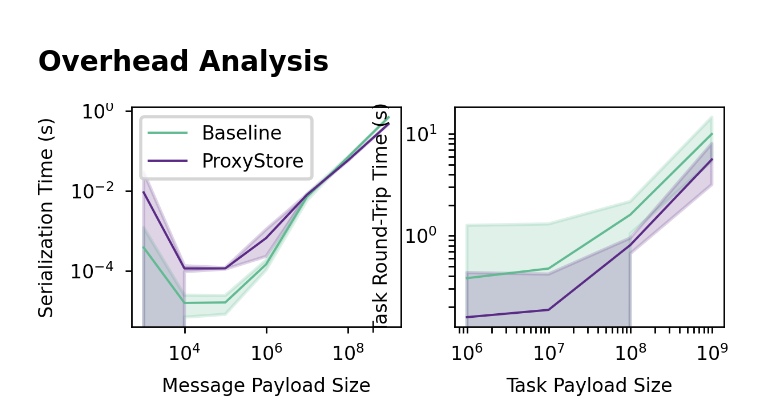
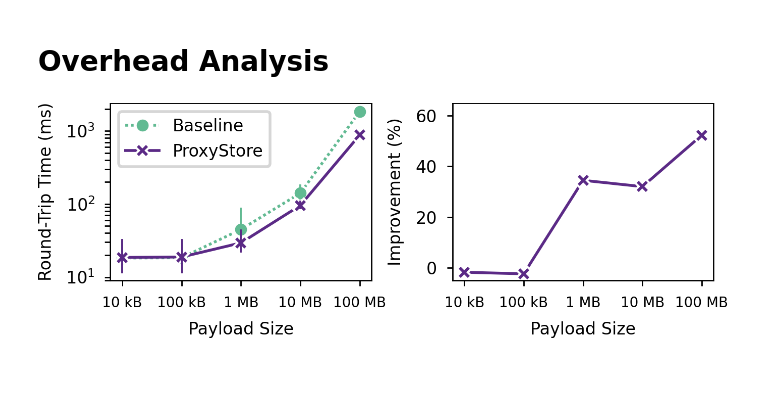
Before and after one commit to proxystore/hppss24-demo, a Jupyter notebook: experiments/analyze-overheads.ipynb, the cells around one changed output. Drawn from its saved outputs; the diff is of its cells as text; code cells hidden in the pictures; blank space fills up the shorter version.

Commit message:
Improve overhead plots with new data

```diff
--- a/experiments/analyze-overheads.ipynb
+++ b/experiments/analyze-overheads.ipynb
@@ -34,20 +34,18 @@ def load_data(directory: pathlib.Path) -> polars.DataFrame:
     runs = []
 
     for tasks_path in directory.glob('**/tasks.jsonl'):
-        timestamp, = str(tasks_path.relative_to(directory).parent).split('/')
+        method, timestamp = str(tasks_path.relative_to(directory).parent).split('/')
+
+        method = {'baseline': 'Baseline', 'proxystore': 'ProxyStore'}[method]
 
         with open(tasks_path.parent / 'config.toml', 'rb') as f:
             config = tomllib.load(f)
-            if config['engine']['transformer']['name'] == 'proxystore':
-                method = 'ProxyStore'
-            else:
-                method = 'Baseline'
             size = config['app']['task_data_bytes']
 
         for task in load_tasks(tasks_path):
             start_time = task['submit_time']
             end_time = task['received_time']
-            roundtrip = end_time - start_time
+            roundtrip = (end_time - start_time) * 1000
 
             run_info = {
                 'method': method,
@@ -76,45 +59,75 @@ def load_message_pack_data(filepath: pathlib.Path) -> polars.DataFrame:
 # %%
-message_pack_data = load_message_pack_data('runs/message-pack.jsonl')
-roundtrip_data = load_data(pathlib.Path('runs/roundtrip'))
+data = load_data(pathlib.Path('runs/roundtrip'))
 # %%
 fig, axs = plt.subplots(1, 2)
+
+xticks = list(sorted(set(data['size'].to_list())))
+xtick_labels = ['10 kB', '100 kB', '1 MB', '10 MB', '100 MB',]
+
+dashes = {'Baseline': (1, 1), 'ProxyStore': ()}
+markers = {'Baseline': 'o', 'ProxyStore': 'X'}
+palette = {'Baseline': '#61BA92', 'ProxyStore': '#5B2A86'}
+
 handle = seaborn.lineplot(
-    message_pack_data,
-    x="Message Size",
-    y="Serialize",
-    hue="Tag",
+    data,
+    x="size",
+    y="roundtrip",
+    hue="method",
     hue_order=["Baseline", "ProxyStore"],
-    errorbar='sd',
-    palette={'Baseline': '#61BA92', 'ProxyStore': '#5B2A86'},
+    errorbar='ci',
+    err_style='bars',
+    style="method",
+    dashes=dashes,
+    markers=markers,
+    linewidth=1,
+    markersize=5,
+    palette=palette,
     ax=axs[0],
 )
 handle.get_legend().set_title(None)
 handle.set(
     xscale='log',
     yscale='log',
-    xlabel='Message Payload Size',
-    ylabel='Serialization Time (s)'
+    xlabel='Payload Size',
+    ylabel='Round-Trip Time (ms)'
+)
+handle.set_xticks(xticks, minor=False)
+handle.set_xticklabels(xtick_labels, size=5)
+axs[0].tick_params(axis='x', which='minor', bottom=False)
+
+summary = data.group_by('method', 'size').mean()
+summary = summary.pivot('method', values='roundtrip')
+summary = summary.with_columns(
+    (100 * (polars.col('Baseline') - polars.col('ProxyStore')) / polars.col('Baseline')).alias('improvement'),
+    polars.lit('ProxyStore').alias('method'),
 )
 
 handle = seaborn.lineplot(
-    roundtrip_data,
+    summary,
     x="size",
-    y="roundtrip",
-    hue="method",
-    hue_order=["Baseline", "ProxyStore"],
-    errorbar='sd',
-    palette={'Baseline': '#61BA92', 'ProxyStore': '#5B2A86'},
+    y="improvement",
+    hue='method',
+    style="method",
+    markers=markers,
+    linewidth=1,
+    markersize=5,
+    palette=palette,
     ax=axs[1],
 )
 handle.get_legend().remove()
 handle.set(
     xscale='log',
-    yscale='log',
-    xlabel='Task Payload Size',
-    ylabel='Task Round-Trip Time (s)'
+    xlabel='Payload Size',
+    ylabel='Improvement (%)',
+    ylim=(-5, 65),
 )
+handle.set_xticks(xticks, minor=False)
+handle.set_xticklabels(xtick_labels, size=5)
+axs[1].tick_params(axis='x', which='minor', bottom=False)
 
-fig.set_size_inches(3.35, 1.25)
+# fig.subplots_adjust(hspace = 0)
+fig.tight_layout(w_pad=3)
+fig.set_size_inches(3.35, 1)
 fig.savefig('figures/overheads.pdf', pad_inches=0.05)
 # %% [output]
-[figure, old version]
+[figure, new version]
```
Also changed, not shown: parts of 1 cell of this notebook, 1 other file.
